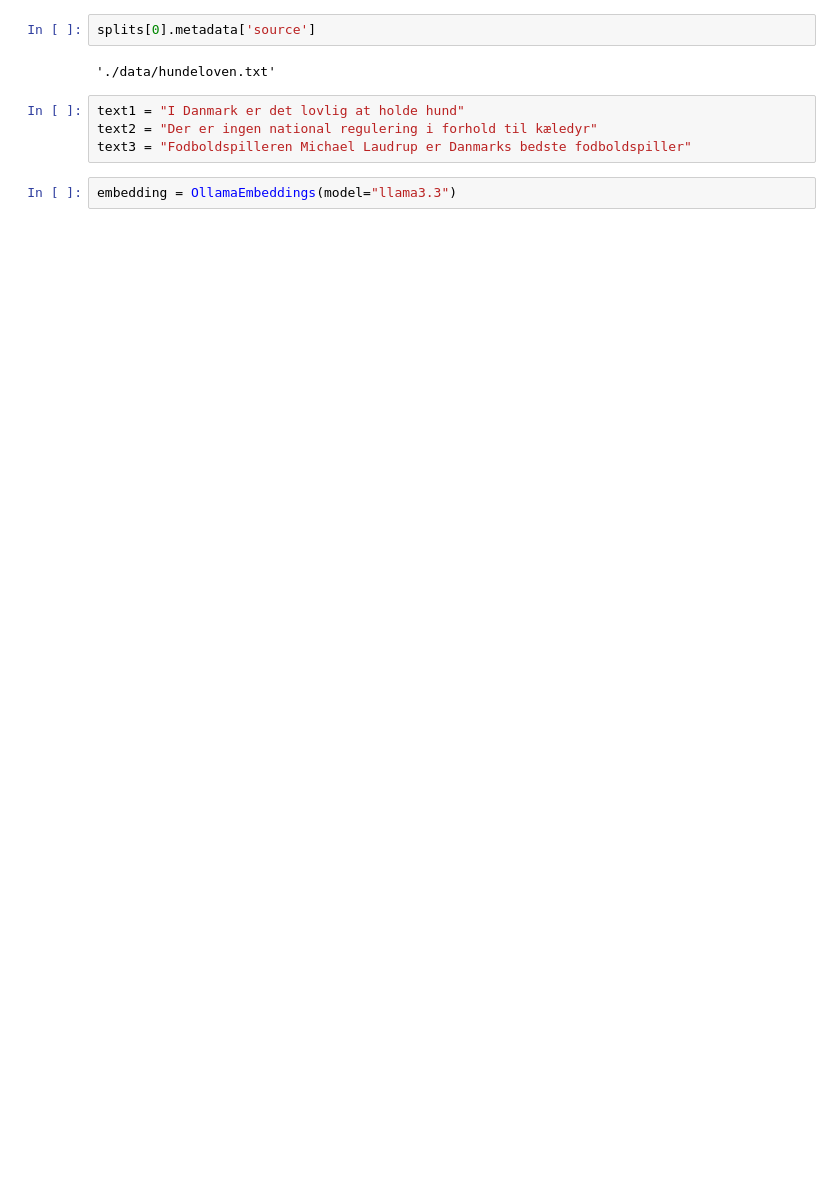
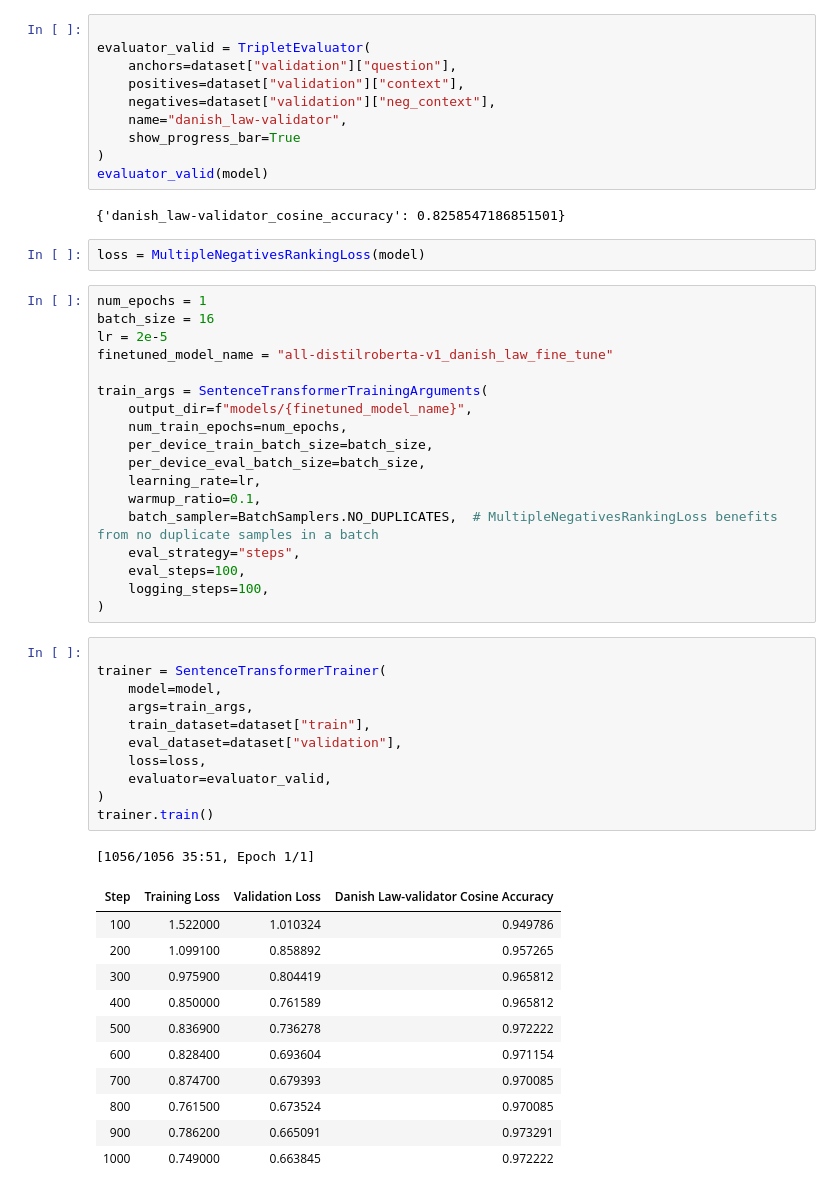
Before and after one commit to dilovancelik/funwithrags, a Jupyter notebook: notebooks/finetune local.ipynb, the cells around one changed output. Saved outputs shown, nothing was run; the diff lists cells and outputs as text; blank space fills up the shorter version.

Commit message:
added new model

```diff
--- a/notebooks/finetune local.ipynb
+++ b/notebooks/finetune local.ipynb
@@ -18,10 +28,56 @@ splits = text_splitter.split_documents(documents)
 # %%
-splits[0].metadata['source']
+
+evaluator_valid = TripletEvaluator(
+    anchors=dataset["validation"]["question"],
+    positives=dataset["validation"]["context"],
+    negatives=dataset["validation"]["neg_context"],
+    name="danish_law-validator",
+    show_progress_bar=True
+)
+evaluator_valid(model)
 # %% [output]
-'./data/hundeloven.txt'
+{'danish_law-validator_cosine_accuracy': 0.8258547186851501}
 # %%
-text1 = "I Danmark er det lovlig at holde hund"
-text2 = "Der er ingen national regulering i forhold til kæledyr"
-text3 = "Fodboldspilleren Michael Laudrup er Danmarks bedste fodboldspiller"
+loss = MultipleNegativesRankingLoss(model)
+# %%
+num_epochs = 1
+batch_size = 16
+lr = 2e-5
+finetuned_model_name = "all-distilroberta-v1_danish_law_fine_tune"
+
+train_args = SentenceTransformerTrainingArguments(
+    output_dir=f"models/{finetuned_model_name}",
+    num_train_epochs=num_epochs,
+    per_device_train_batch_size=batch_size,
+    per_device_eval_batch_size=batch_size,
+    learning_rate=lr,
+    warmup_ratio=0.1,
+    batch_sampler=BatchSamplers.NO_DUPLICATES,  # MultipleNegativesRankingLoss benefits from no duplicate samples in a batch
+    eval_strategy="steps",
+    eval_steps=100,
+    logging_steps=100,
+)
 # %%
-embedding = OllamaEmbeddings(model="llama3.3")
+
+trainer = SentenceTransformerTrainer(
+    model=model,
+    args=train_args,
+    train_dataset=dataset["train"],
+    eval_dataset=dataset["validation"],
+    loss=loss,
+    evaluator=evaluator_valid,
+)
+trainer.train()
+# %% [output]
+[1056/1056 35:51, Epoch 1/1]
+| Step | Training Loss | Validation Loss | Danish Law-validator Cosine Accuracy |
+| 100 | 1.522000 | 1.010324 | 0.949786 |
+| 200 | 1.099100 | 0.858892 | 0.957265 |
+| 300 | 0.975900 | 0.804419 | 0.965812 |
+| 400 | 0.850000 | 0.761589 | 0.965812 |
+| 500 | 0.836900 | 0.736278 | 0.972222 |
+| 600 | 0.828400 | 0.693604 | 0.971154 |
+| 700 | 0.874700 | 0.679393 | 0.970085 |
+| 800 | 0.761500 | 0.673524 | 0.970085 |
+| 900 | 0.786200 | 0.665091 | 0.973291 |
+| 1000 | 0.749000 | 0.663845 | 0.972222 |
```
Also changed, not shown: parts of 36 cells of this notebook, 7 other files.
